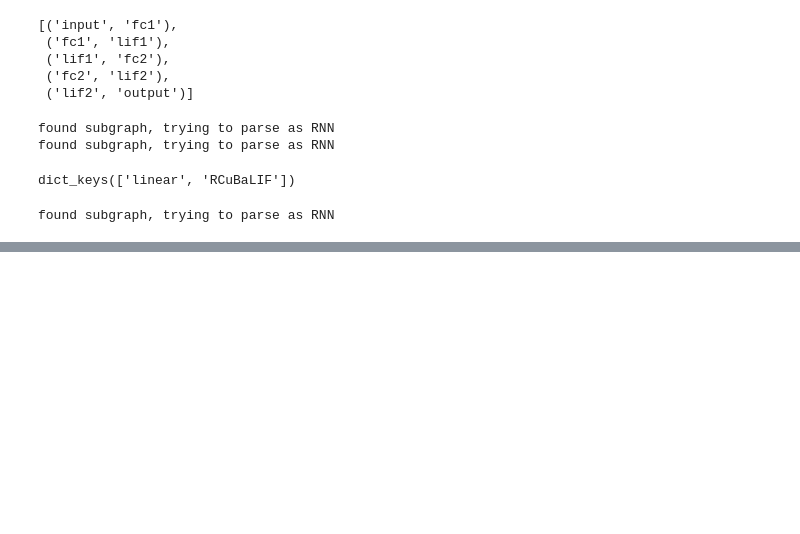
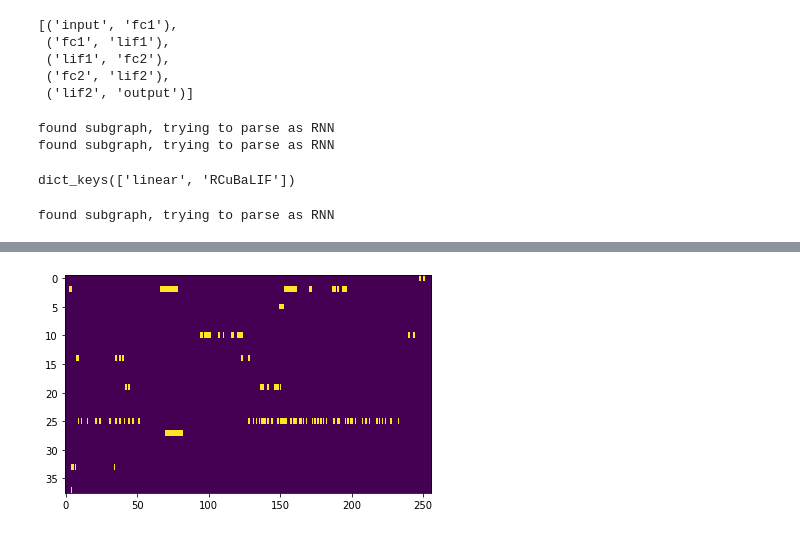
Before and after one commit to kmheckel/spyx, a Jupyter notebook: docs/examples/nir/rsnn/braille_subtract_spyx.ipynb, the cells around one changed output, grey strips where cells are left out. Drawn from its saved outputs; the diff is of its cells as text; code cells hidden in the pictures; blank space fills up the shorter version.

```diff
--- a/docs/examples/nir/rsnn/braille_subtract_spyx.ipynb
+++ b/docs/examples/nir/rsnn/braille_subtract_spyx.ipynb
@@ -93,0 +86,11 @@ plt.imshow(a[0].T, aspect=4, interpolation="none")
+# %%
+n_list = ["input", "fc1", "lif1", "output"]
+subgraph_nodes = {k : ng.nodes[k] for k in n_list}
+subgraph_edges = [
+    ('input', 'fc1'),
+    ('fc1', 'lif1'),
+    ('lif1', 'output')
+]
+subgraph = nir.NIRGraph(subgraph_nodes, subgraph_edges)
+# %%
+subgraph.nodes["output"].output_type['output'] = np.array([40])
@@ -93,0 +120,6 @@ plt.imshow(a[0].T, aspect=4, interpolation="none")
+# %%
+plt.figure(figsize=(12,4))
+plt.imshow(a[0].T, aspect=4, interpolation="none")
+plt.show()
+# %% [output]
+[figure, added]
```
Also changed, not shown: parts of 34 cells of this notebook, 11 other files.
